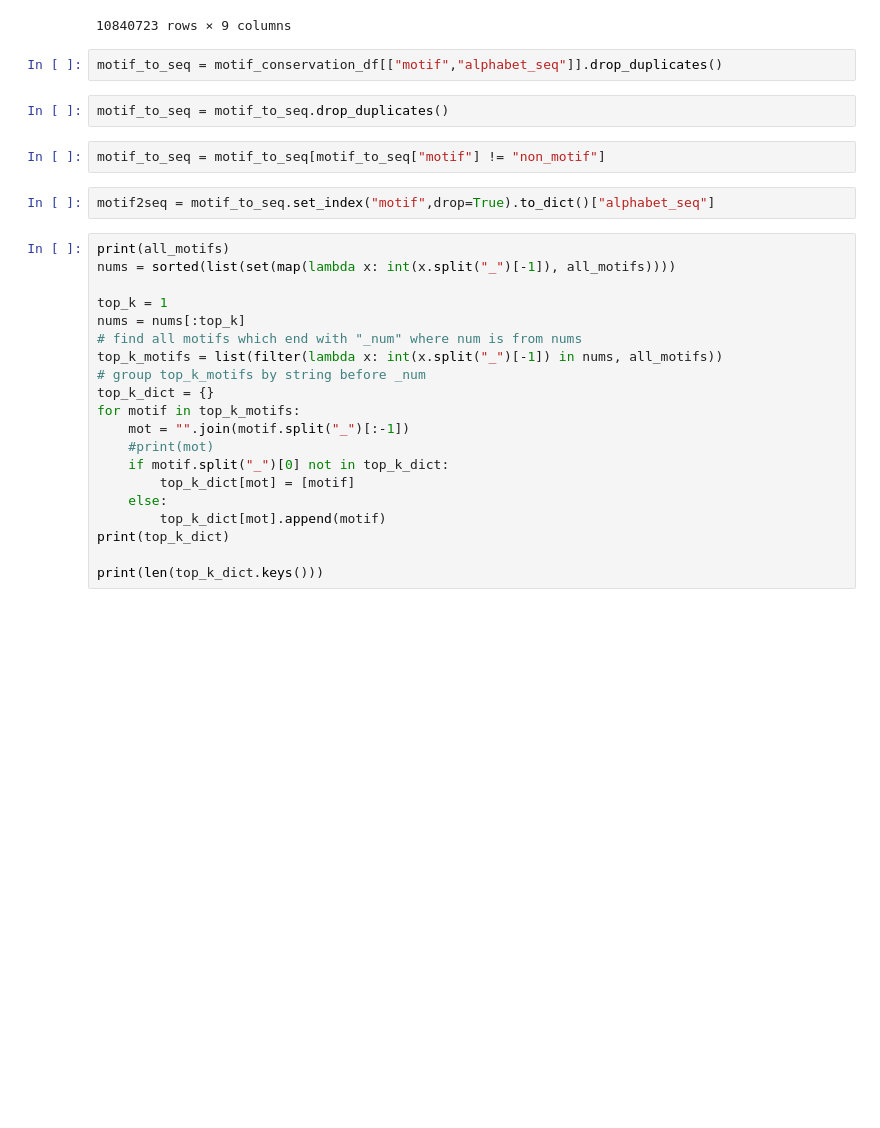
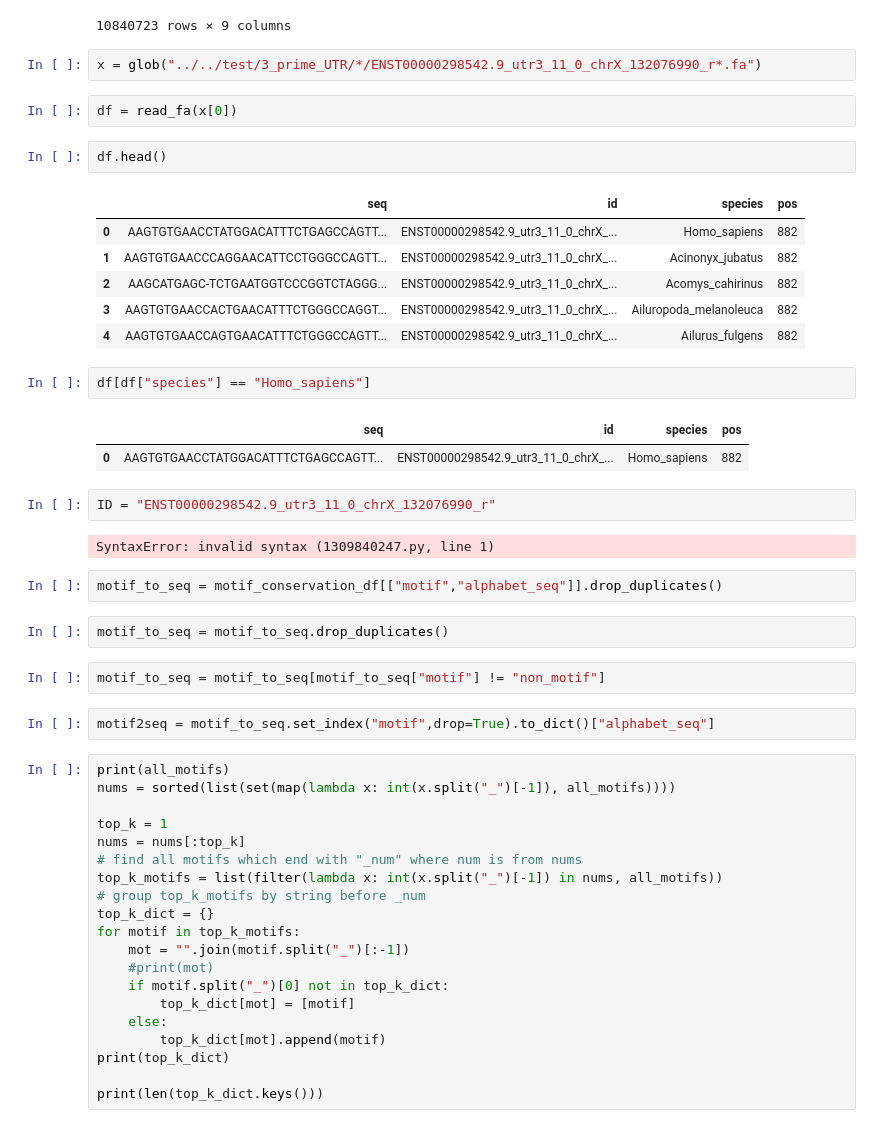
Before and after one commit to AnasShahzad1996/SpeciesAwareDNA-MLM, a Jupyter notebook: notebooks/plotting_conservation_drive.ipynb, the cells around one changed output. Drawn from its saved outputs; the diff is of its cells as text; blank space fills up the shorter version.

```diff
--- a/notebooks/plotting_conservation_drive.ipynb
+++ b/notebooks/plotting_conservation_drive.ipynb
@@ -421,6 +415,28 @@ motif_conservation_df
 | 10840721 | [13112894, 13112899] | UNK_17 | Species aware all motifs | 0.271611 | TTAGG | 1.521928 | ENST00000529689.6_utr3_8_0_chr11_... | (13111707, 13114537) | ... |
 | 10840722 | [13114064, 13114069] | UNK_17 | Species aware all motifs | 0.284441 | TTAGG | 1.521928 | ENST00000529689.6_utr3_8_0_chr11_... | (13111707, 13114537) | ... |
 10840723 rows × 9 columns
+# %%
+x = glob("../../test/3_prime_UTR/*/ENST00000298542.9_utr3_11_0_chrX_132076990_r*.fa")
+# %%
+df = read_fa(x[0])
+# %%
+df.head()
+# %% [output]
+|  | seq | id | species | pos |
+| 0 | AAGTGTGAACCTATGGACATTTCTGAGCCAGTT... | ENST00000298542.9_utr3_11_0_chrX_... | Homo_sapiens | 882 |
+| 1 | AAGTGTGAACCCAGGAACATTCCTGGGCCAGTT... | ENST00000298542.9_utr3_11_0_chrX_... | Acinonyx_jubatus | 882 |
+| 2 | AAGCATGAGC-TCTGAATGGTCCCGGTCTAGGG... | ENST00000298542.9_utr3_11_0_chrX_... | Acomys_cahirinus | 882 |
+| 3 | AAGTGTGAACCACTGAACATTTCTGGGCCAGGT... | ENST00000298542.9_utr3_11_0_chrX_... | Ailuropoda_melanoleuca | 882 |
+| 4 | AAGTGTGAACCAGTGAACATTTCTGGGCCAGTT... | ENST00000298542.9_utr3_11_0_chrX_... | Ailurus_fulgens | 882 |
+# %%
+df[df["species"] == "Homo_sapiens"]
+# %% [output]
+|  | seq | id | species | pos |
+| 0 | AAGTGTGAACCTATGGACATTTCTGAGCCAGTT... | ENST00000298542.9_utr3_11_0_chrX_... | Homo_sapiens | 882 |
+# %%
+ID = "ENST00000298542.9_utr3_11_0_chrX_132076990_r"
+# %% [output]
+SyntaxError: invalid syntax (1309840247.py, line 1)
 # %%
 motif_to_seq = motif_conservation_df[["motif","alphabet_seq"]].drop_duplicates()
 # %%
```
Also changed, not shown: parts of 1 cell of this notebook, 3 other files.
